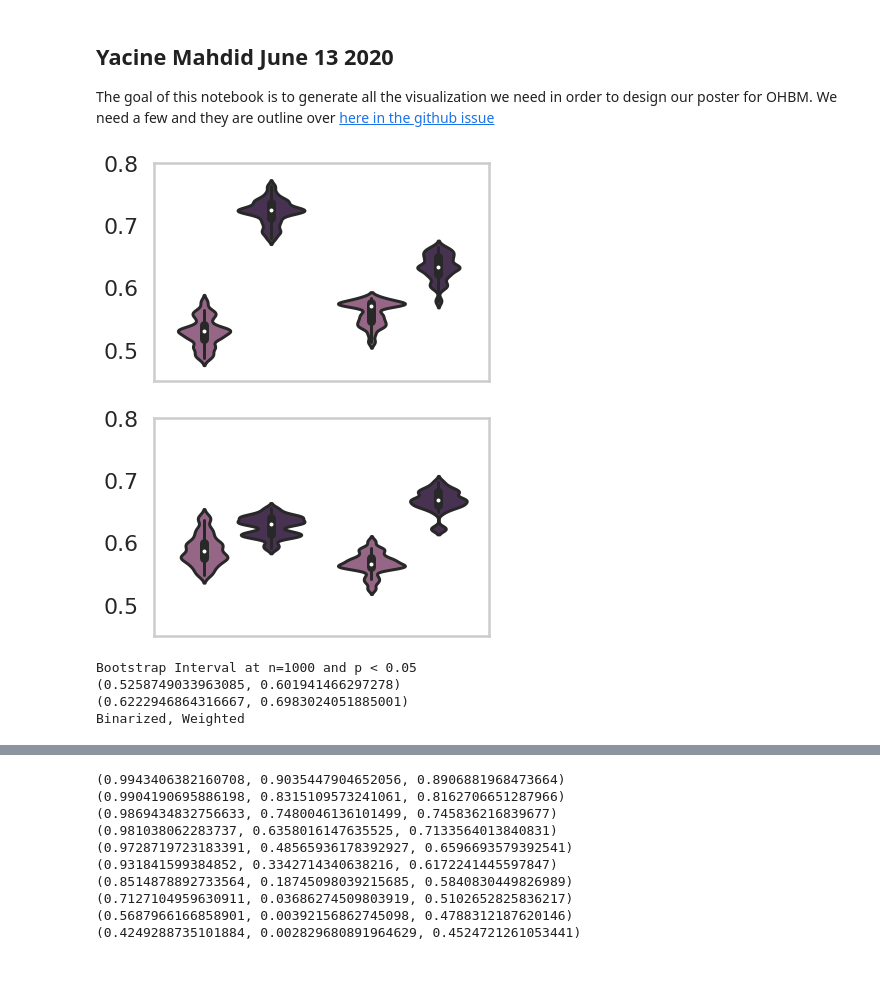
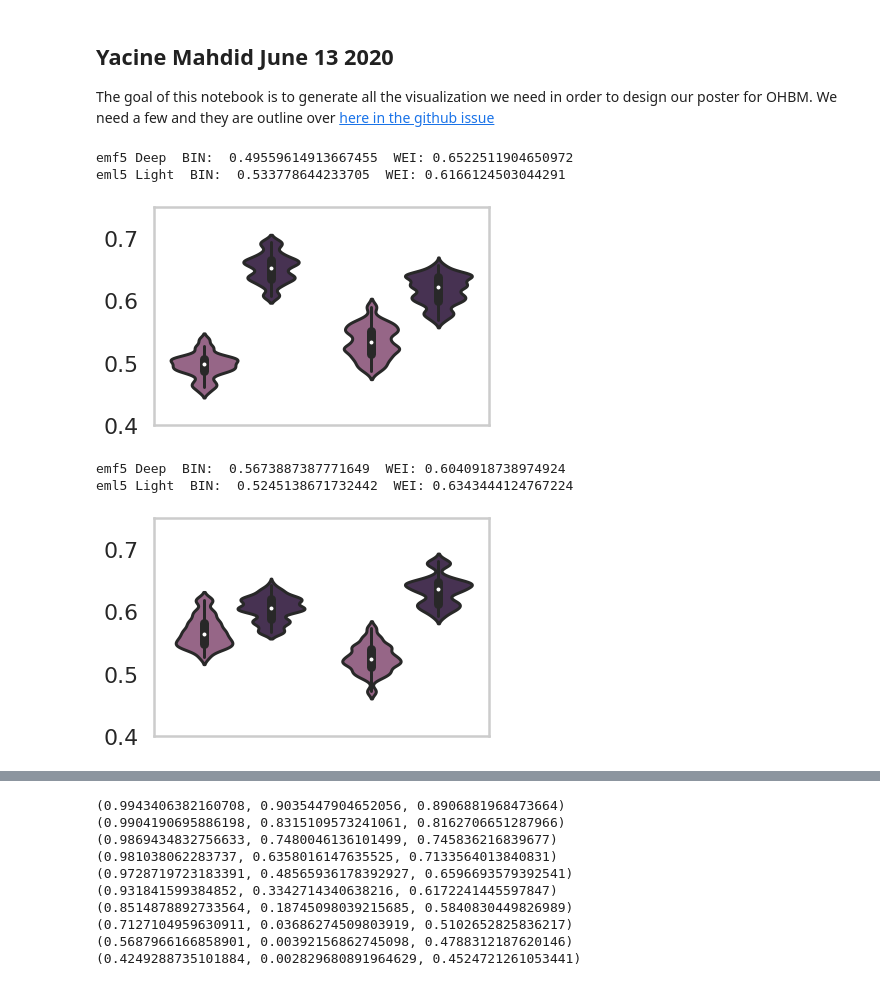
Before and after one commit to BIAPT/AEC-wPLI-comparison, a Jupyter notebook: milestones/2_ohbm_2020_poster_presentation/generate_visualization.ipynb, the cells around one changed output, grey strips where cells are left out. Drawn from its saved outputs; the diff is of its cells as text; code cells hidden in the pictures.

```diff
--- a/milestones/2_ohbm_2020_poster_presentation/generate_visualization.ipynb
+++ b/milestones/2_ohbm_2020_poster_presentation/generate_visualization.ipynb
@@ -37,40 +37,42 @@ for graph in ['aec', 'pli']:
         'Accuracy': [],
         'Graph Type': [],
         'Condition': []
     }
     for epoch, cur_condition in zip(['emf5','eml5'], ['Deep','Light']):
         bin_bootstrap = load_pickle(f"{IN_DIR}/bootstrap_{graph}_{epoch}_bin.pickle")
         wei_bootstrap = load_pickle(f"{IN_DIR}/bootstrap_{graph}_{epoch}_wei.pickle")
 
         # I need to first take the data and put it in a dataframe
         bin_label = ['binarized' for x in bin_bootstrap['distribution']]
         wei_label = ['weighted' for x in wei_bootstrap['distribution']]
         condition = [cur_condition for x in wei_bootstrap['distribution']]*2
 
         data['Accuracy'] = data['Accuracy'] + bin_bootstrap['distribution'] + wei_bootstrap['distribution']
         data['Graph Type'] = data['Graph Type'] + bin_label + wei_label
         data['Condition'] = data['Condition'] + condition
 
+        print(epoch, cur_condition, " BIN: ", str(np.mean(bin_bootstrap['distribution'])), " WEI:", str(np.mean(wei_bootstrap['distribution'])))
+
     colors = [light_purple, dark_purple]# Set your custom color palette
     sns.set_context("poster")
     sns.set_palette(sns.color_palette(colors))
     sns.set_style("whitegrid",{'axes.grid' : False})
     df = pd.DataFrame (data, columns = ['Accuracy','Graph Type', "Condition"])
     ax = sns.violinplot(data=df, x='Condition', y='Accuracy', hue="Graph Type")
     ax.set_xlabel("")
     ax.set_ylabel("")
     ax.set(xticklabels=[])
     ax.legend_.remove()
-    ax.set_ylim(0.45, 0.8)
+    ax.set_ylim(0.40, 0.75)
 
     save_figure(f"{OUT_DIR}{graph}_bin_vs_wei.png")
 # %% [output]
+emf5 Deep  BIN:  0.49559614913667455  WEI: 0.6522511904650972
+eml5 Light  BIN:  0.533778644233705  WEI: 0.6166124503044291
-[figure, old version]
+[figure, new version]
+emf5 Deep  BIN:  0.5673887387771649  WEI: 0.6040918738974924
+eml5 Light  BIN:  0.5245138671732442  WEI: 0.6343444124767224
-[figure, old version]
+[figure, new version]
-Bootstrap Interval at n=1000 and p < 0.05
-(0.5258749033963085, 0.601941466297278)
-(0.6222946864316667, 0.6983024051885001)
-Binarized, Weighted
 # %%
 # Generate the violin plot for all func bootstrap
 # TODO: I'm missing func-bin
```
Also changed, not shown: parts of 3 cells of this notebook, 2 other files.
